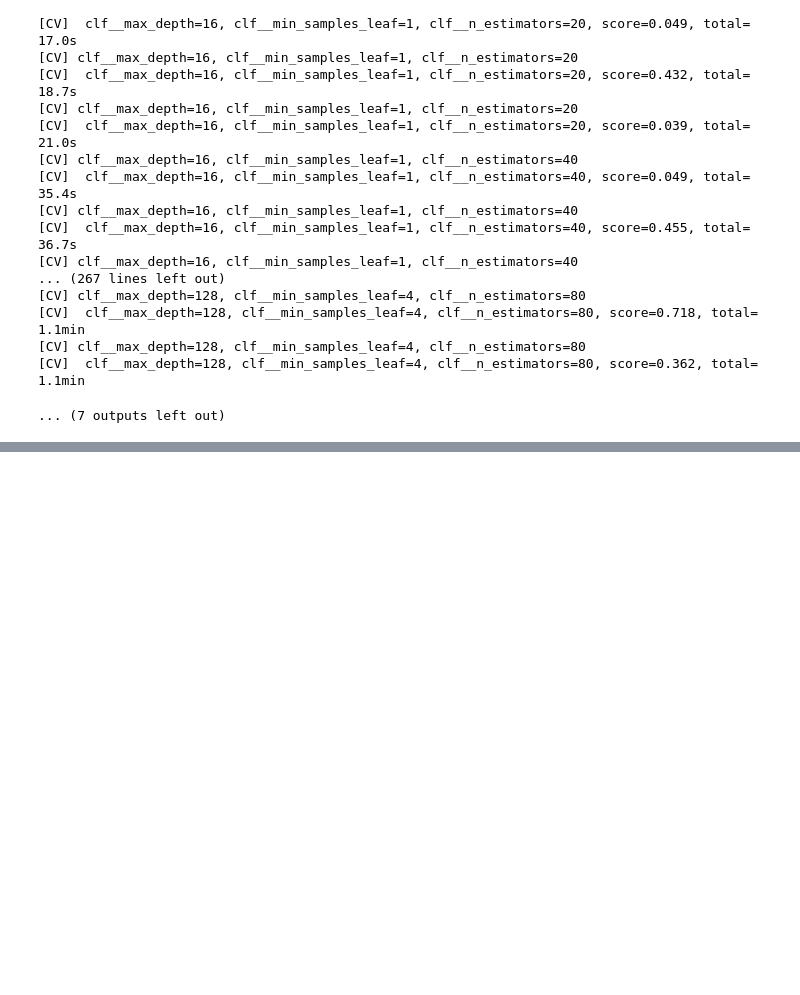
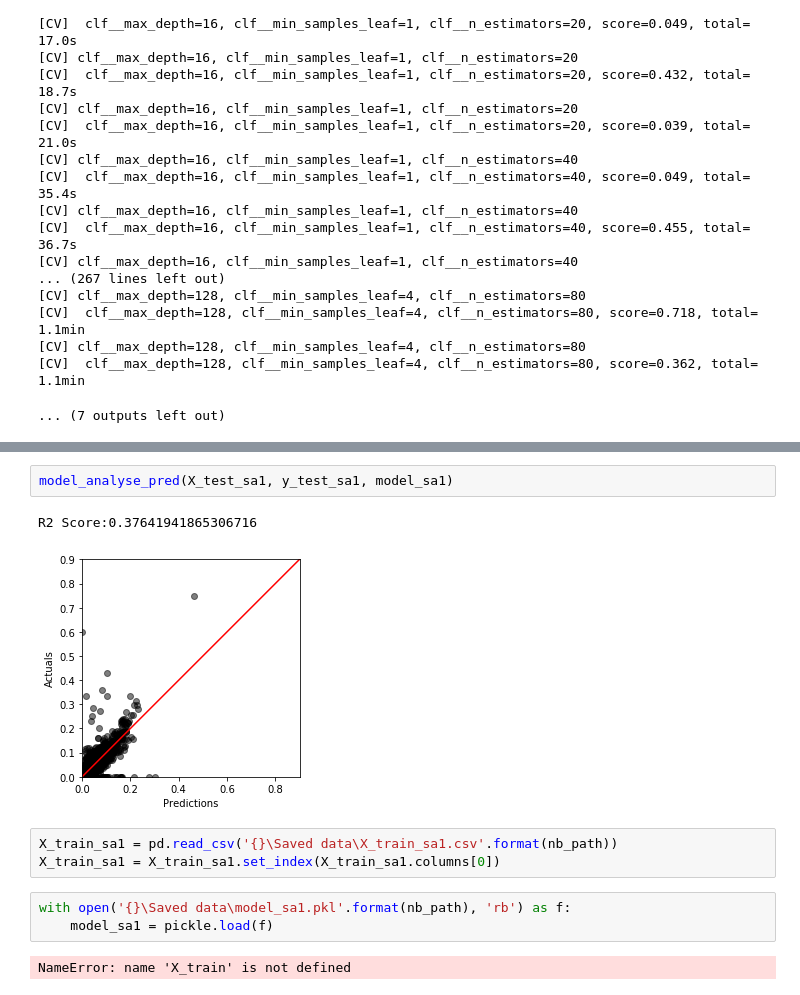
Before and after one commit to blkemp/Census-ASGS-Level-and-Model-Sensitivity, a Jupyter notebook: Census ASGS Level and Model Sensitivity.ipynb, the cells around one changed output, grey strips where cells are left out. Cells and saved outputs as stored; diff of their text form; blank space fills up the shorter version.

```diff
--- a/Census ASGS Level and Model Sensitivity.ipynb
+++ b/Census ASGS Level and Model Sensitivity.ipynb
@@ -762,0 +1006,13 @@ ValueError: X has 2841 features per sample, expected 2852
+# %%
+model_analyse_pred(X_test_sa1, y_test_sa1, model_sa1)
+# %% [output]
+R2 Score:0.37641941865306716
+[figure, added]
+# %%
+X_train_sa1 = pd.read_csv('{}\Saved data\X_train_sa1.csv'.format(nb_path))
+X_train_sa1 = X_train_sa1.set_index(X_train_sa1.columns[0])
+# %%
+with open('{}\Saved data\model_sa1.pkl'.format(nb_path), 'rb') as f:
+    model_sa1 = pickle.load(f)
+# %% [output]
+NameError: name 'X_train' is not defined
```
Also changed, not shown: parts of 72 cells of this notebook, 21 other files.
